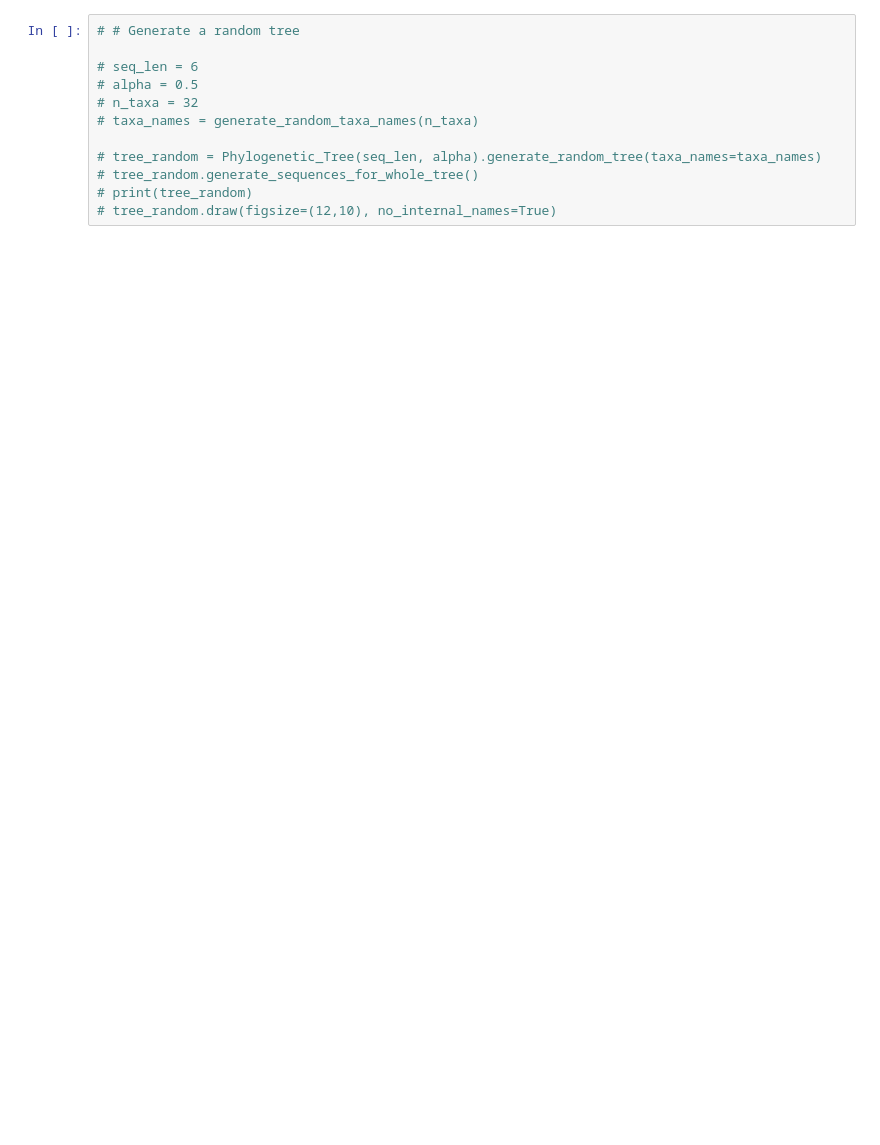
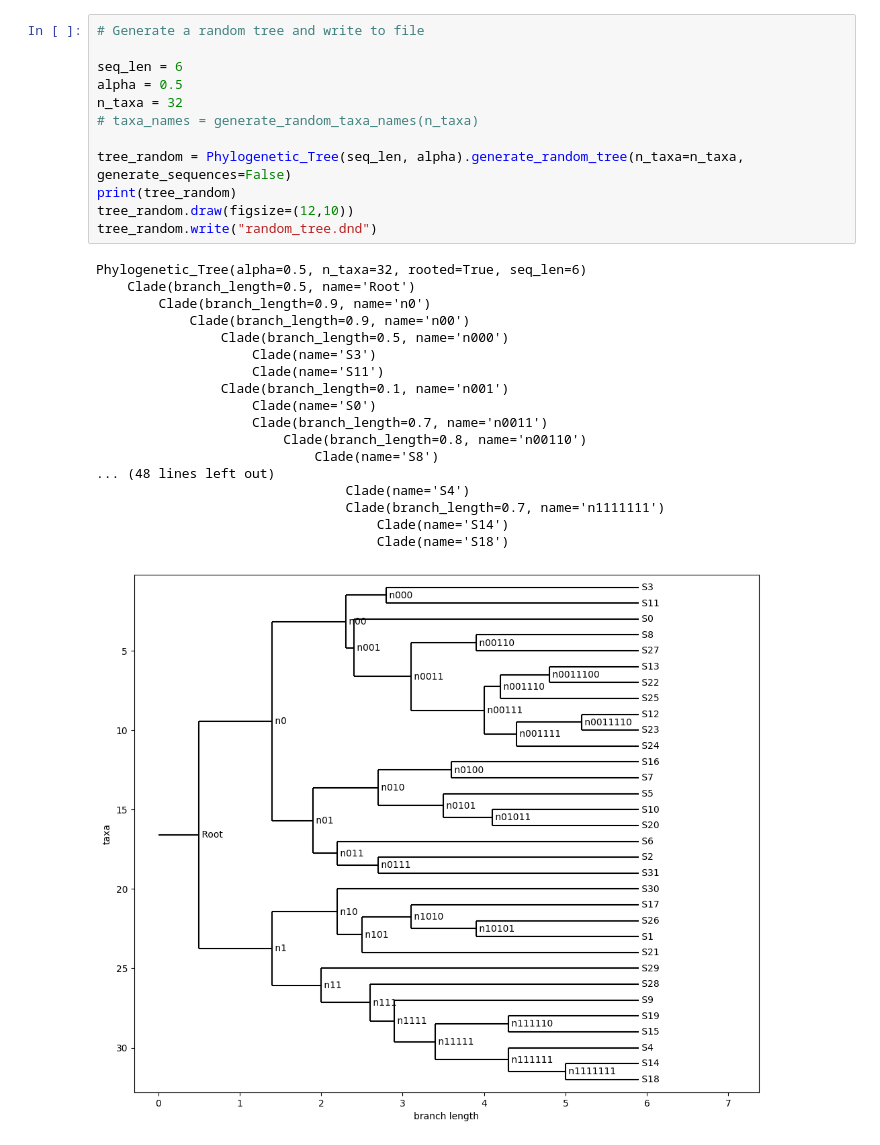
Before and after one commit to LeonMengoni/Bayesian-Phylogenetics, a Jupyter notebook: BayesianPhylogenetics.ipynb, the cells around one changed output. Saved outputs shown, nothing was run; the diff lists cells and outputs as text; blank space fills up the shorter version.

```diff
--- a/BayesianPhylogenetics.ipynb
+++ b/BayesianPhylogenetics.ipynb
@@ -203,15 +232,34 @@ class Phylogenetic_Tree(Phylo.BaseTree.Tree):
 # %%
-# # Generate a random tree
+# Generate a random tree and write to file
 
-# seq_len = 6
-# alpha = 0.5
-# n_taxa = 32
+seq_len = 6
+alpha = 0.5
+n_taxa = 32
 # taxa_names = generate_random_taxa_names(n_taxa)
 
-# tree_random = Phylogenetic_Tree(seq_len, alpha).generate_random_tree(taxa_names=taxa_names)
-# tree_random.generate_sequences_for_whole_tree()
-# print(tree_random)
-# tree_random.draw(figsize=(12,10), no_internal_names=True)
+tree_random = Phylogenetic_Tree(seq_len, alpha).generate_random_tree(n_taxa=n_taxa, generate_sequences=False)
+print(tree_random)
+tree_random.draw(figsize=(12,10))
+tree_random.write("random_tree.dnd")
+# %% [output]
+Phylogenetic_Tree(alpha=0.5, n_taxa=32, rooted=True, seq_len=6)
+    Clade(branch_length=0.5, name='Root')
+        Clade(branch_length=0.9, name='n0')
+            Clade(branch_length=0.9, name='n00')
+                Clade(branch_length=0.5, name='n000')
+                    Clade(name='S3')
+                    Clade(name='S11')
+                Clade(branch_length=0.1, name='n001')
+                    Clade(name='S0')
+                    Clade(branch_length=0.7, name='n0011')
+                        Clade(branch_length=0.8, name='n00110')
+                            Clade(name='S8')
+... (48 lines left out)
+                                Clade(name='S4')
+                                Clade(branch_length=0.7, name='n1111111')
+                                    Clade(name='S14')
+                                    Clade(name='S18')
+[figure, added]
 # %%
 # Calculate likelihood from constructed tree with Felsenstein algorithm
 
```
Also changed, not shown: parts of 8 cells of this notebook.
